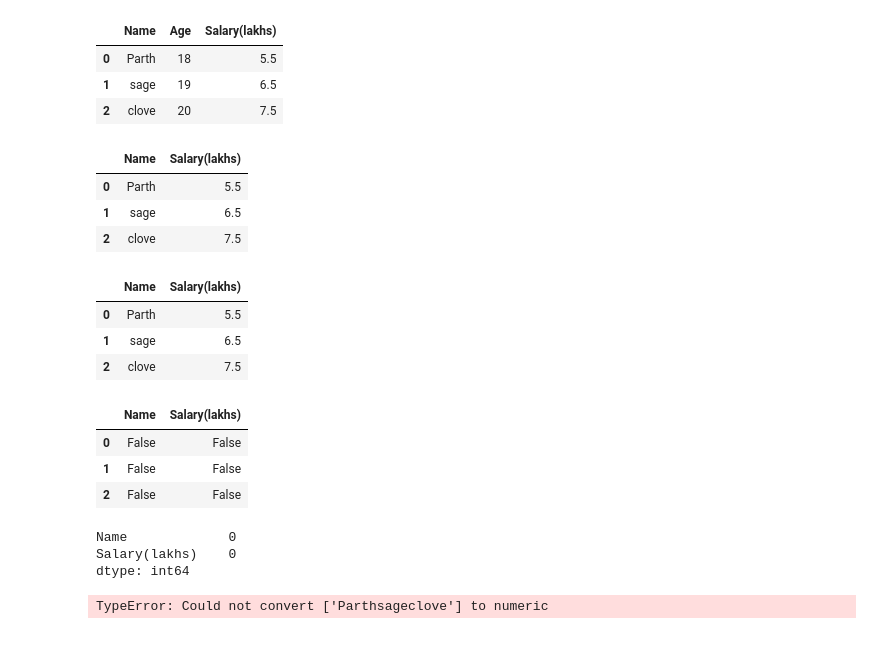
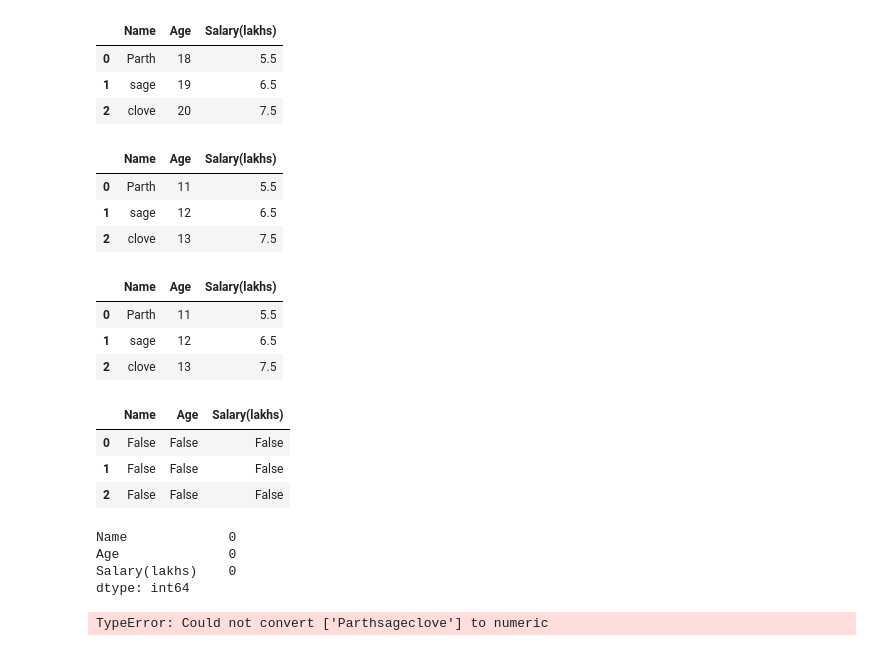
Before and after one commit to ParthShah007/PYTHONgg, a Jupyter notebook: pandas.ipynb, the cells around one changed output. Drawn from its saved outputs; the diff is of its cells as text; code cells hidden in the pictures.

```diff
--- a/pandas.ipynb
+++ b/pandas.ipynb
@@ -53,31 +53,32 @@ df
 | 2 | clove | 20 | 7.5 |
 # %%
 df['Age'] = [11,12,13]
-df.drop(['Age'], axis=1, inplace=True) # Drop deletes, inplace is for
+df.drop(['Age'], axis=1, inplace=False) # Drop deletes, inplace is for
 df
 # %% [output]
-|  | Name | Salary(lakhs) |
-| 0 | Parth | 5.5 |
-| 1 | sage | 6.5 |
-| 2 | clove | 7.5 |
+|  | Name | Age | Salary(lakhs) |
+| 0 | Parth | 11 | 5.5 |
+| 1 | sage | 12 | 6.5 |
+| 2 | clove | 13 | 7.5 |
 # %%
-df.dropna(thresh = 1) #atleast 1 non ull values to be there else delte the row
+df.dropna(thresh = 1) #atleast 1 non null values to be there else delte the row
 # %% [output]
-|  | Name | Salary(lakhs) |
-| 0 | Parth | 5.5 |
-| 1 | sage | 6.5 |
-| 2 | clove | 7.5 |
+|  | Name | Age | Salary(lakhs) |
+| 0 | Parth | 11 | 5.5 |
+| 1 | sage | 12 | 6.5 |
+| 2 | clove | 13 | 7.5 |
 # %%
 df.isna()
 # %% [output]
-|  | Name | Salary(lakhs) |
-| 0 | False | False |
-| 1 | False | False |
-| 2 | False | False |
+|  | Name | Age | Salary(lakhs) |
+| 0 | False | False | False |
+| 1 | False | False | False |
+| 2 | False | False | False |
 # %%
 df.isna().sum() # Count of null values in each column
 # %% [output]
 Name             0
+Age              0
 Salary(lakhs)    0
 dtype: int64
 # %%
```
Also changed, not shown: parts of 1 cell of this notebook, 2 other files.
